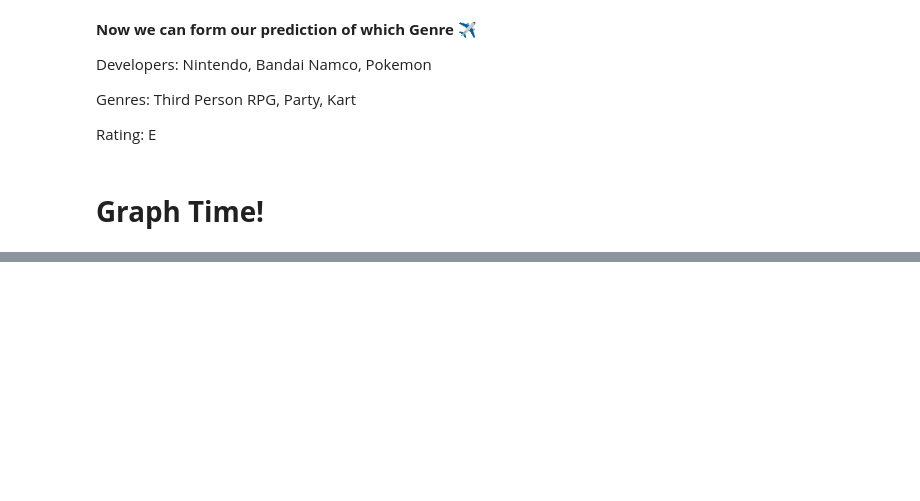
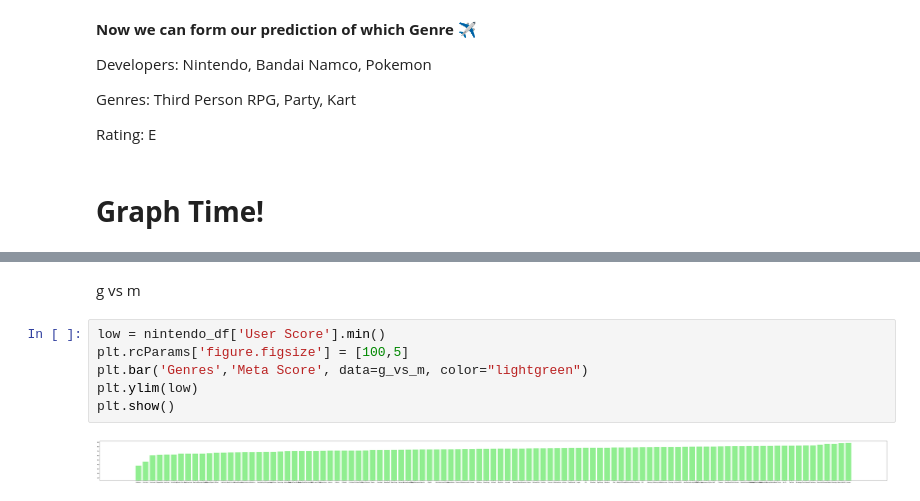
Before and after one commit to R-driste/3.3.1_for_5.13.23, a Jupyter notebook: NINTENDO.ipynb, the cells around one changed output, grey strips where cells are left out. Drawn from its saved outputs; the diff is of its cells as text; blank space fills up the shorter version.

```diff
--- a/NINTENDO.ipynb
+++ b/NINTENDO.ipynb
@@ -118,0 +119,10 @@ plt.show()
+# %% [markdown]
+g vs m
+# %%
+low = nintendo_df['User Score'].min()
+plt.rcParams['figure.figsize'] = [100,5]
+plt.bar('Genres','Meta Score', data=g_vs_m, color="lightgreen")
+plt.ylim(low)
+plt.show()
+# %% [output]
+[figure, added]
```
Also changed, not shown: parts of 9 cells of this notebook.
